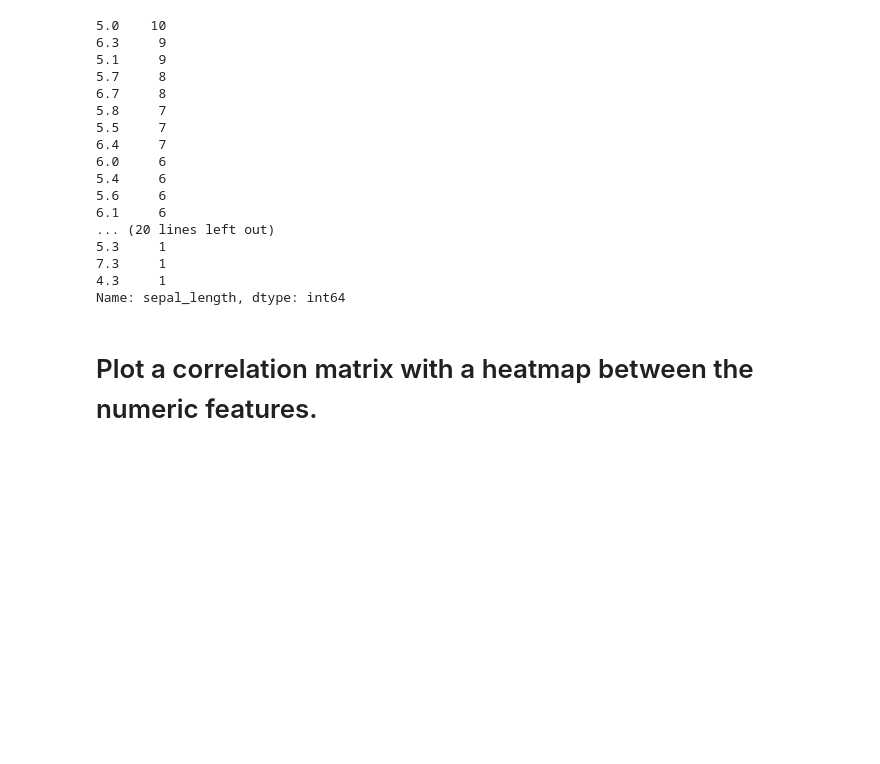
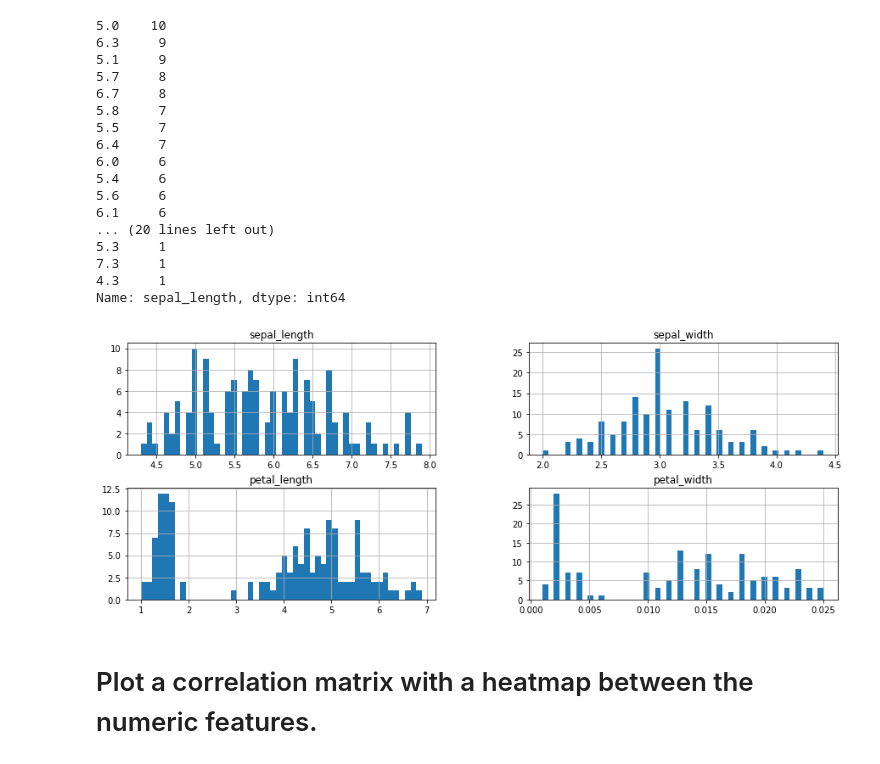
Before and after one commit to lamtranluu/lam.labwork, a Jupyter notebook: Week 4/Lab_Iris.ipynb, the cells around one changed output. Saved outputs shown, nothing was run; the diff lists cells and outputs as text; code cells hidden in the pictures; blank space fills up the shorter version.

```diff
--- a/Week 4/Lab_Iris.ipynb
+++ b/Week 4/Lab_Iris.ipynb
@@ -367,6 +367,10 @@ df_num['sepal_length'].value_counts()
 7.3     1
 4.3     1
 Name: sepal_length, dtype: int64
+# %%
+df_num.hist(figsize=(15,15), bins=50, layout=(5,2));
+# %% [output]
+[figure, added]
 # %% [markdown]
 # Plot a correlation matrix with a heatmap between the numeric features.
 # %%
```
